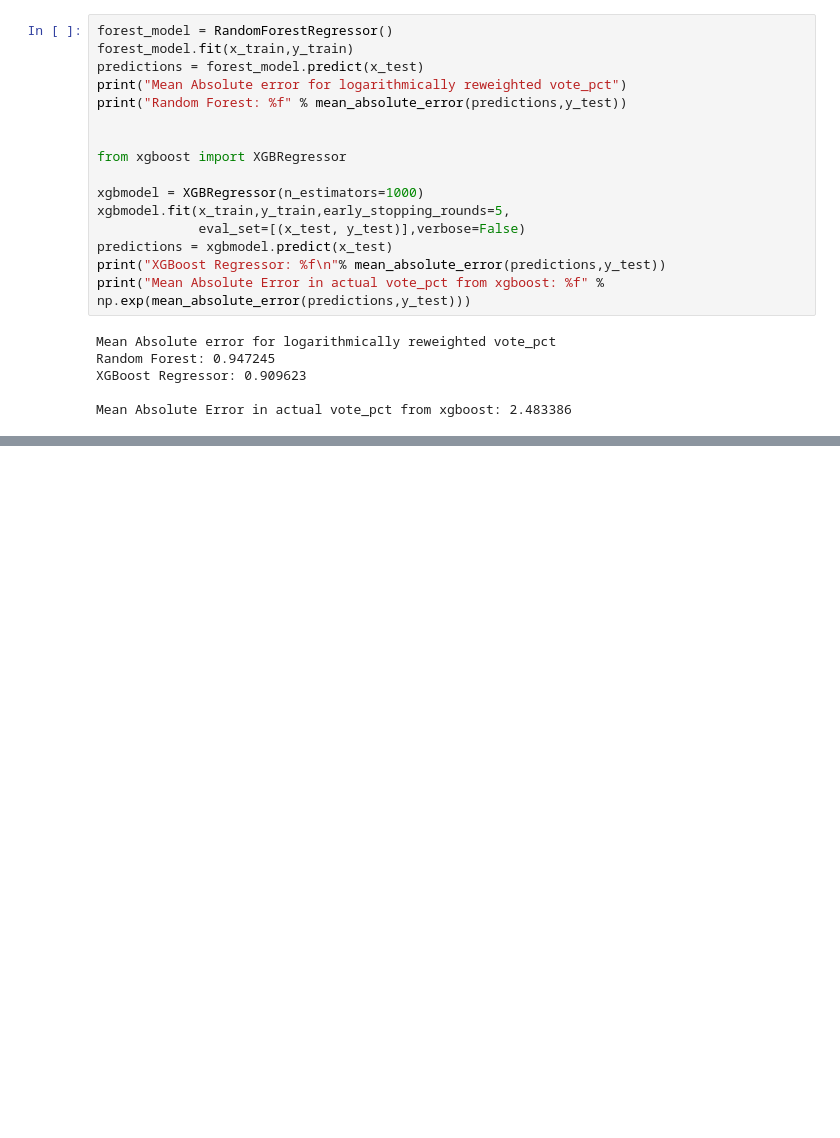
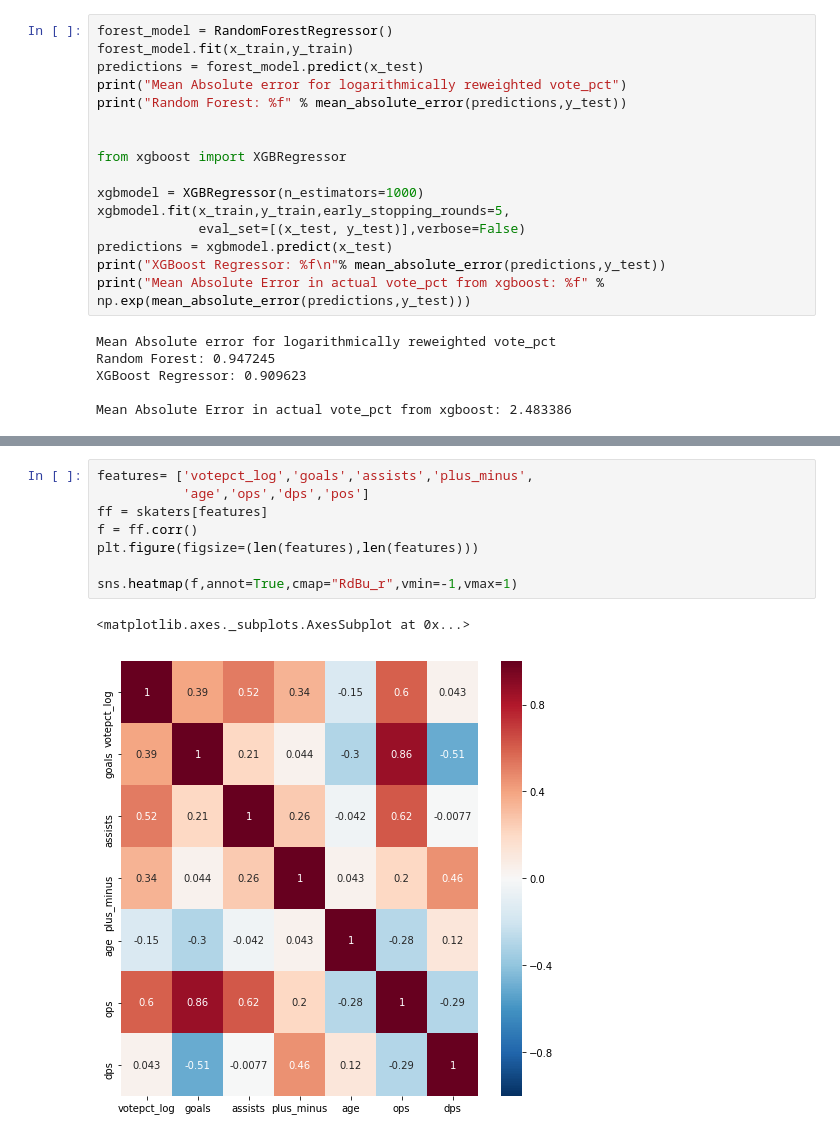
Before and after one commit to dbz10/NHL-Player-Awards, a Jupyter notebook: NHL MVP prediction.ipynb, the cells around one changed output, grey strips where cells are left out. Cells and saved outputs as stored; diff of their text form; blank space fills up the shorter version.

```diff
--- a/NHL MVP prediction.ipynb
+++ b/NHL MVP prediction.ipynb
@@ -223,0 +274,11 @@ Mean Absolute Error in actual vote_pct from xgboost: 2.483386
+# %%
+features= ['votepct_log','goals','assists','plus_minus',
+           'age','ops','dps','pos']
+ff = skaters[features]
+f = ff.corr()
+plt.figure(figsize=(len(features),len(features)))
+
+sns.heatmap(f,annot=True,cmap="RdBu_r",vmin=-1,vmax=1)
+# %% [output]
+<matplotlib.axes._subplots.AxesSubplot at 0x...>
+[figure, added]
```
Also changed, not shown: parts of 9 cells of this notebook.
